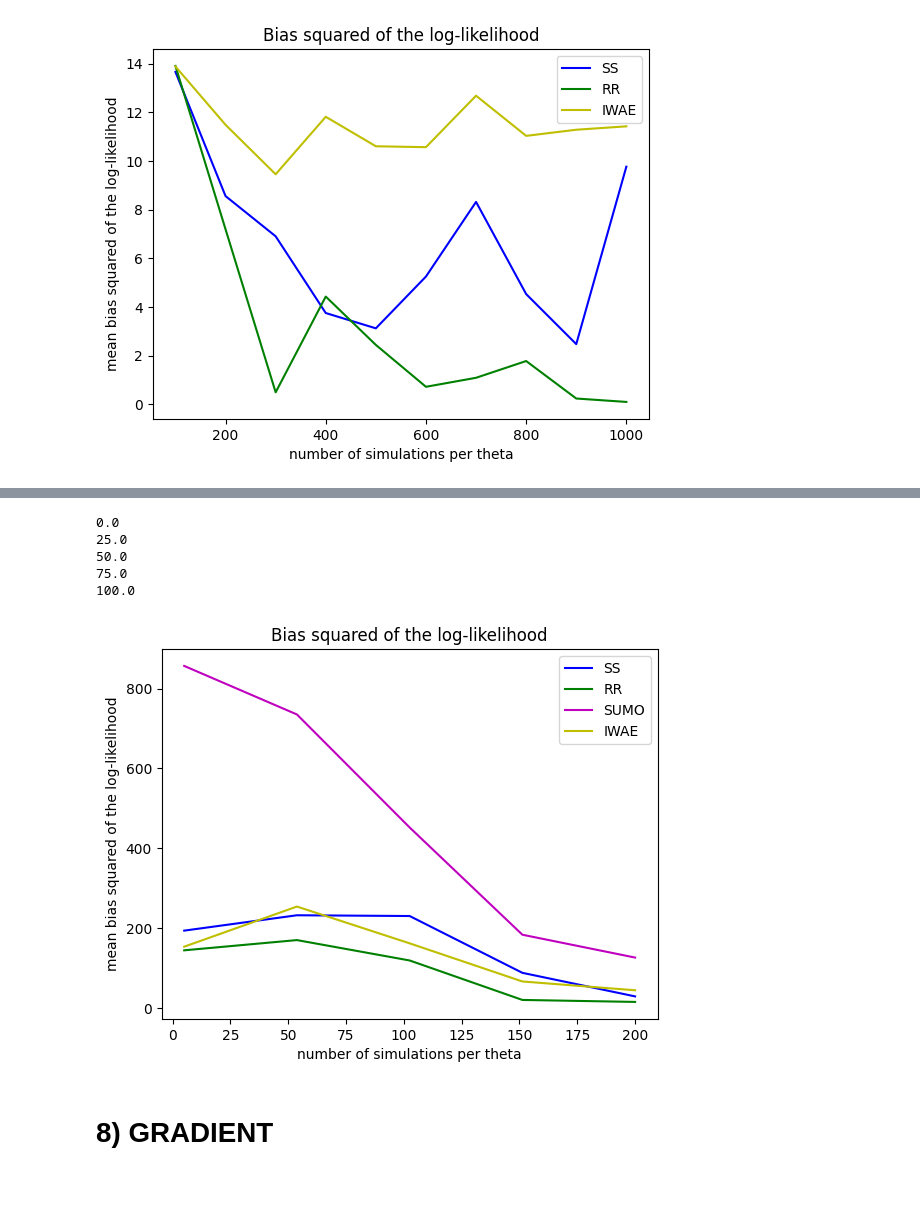
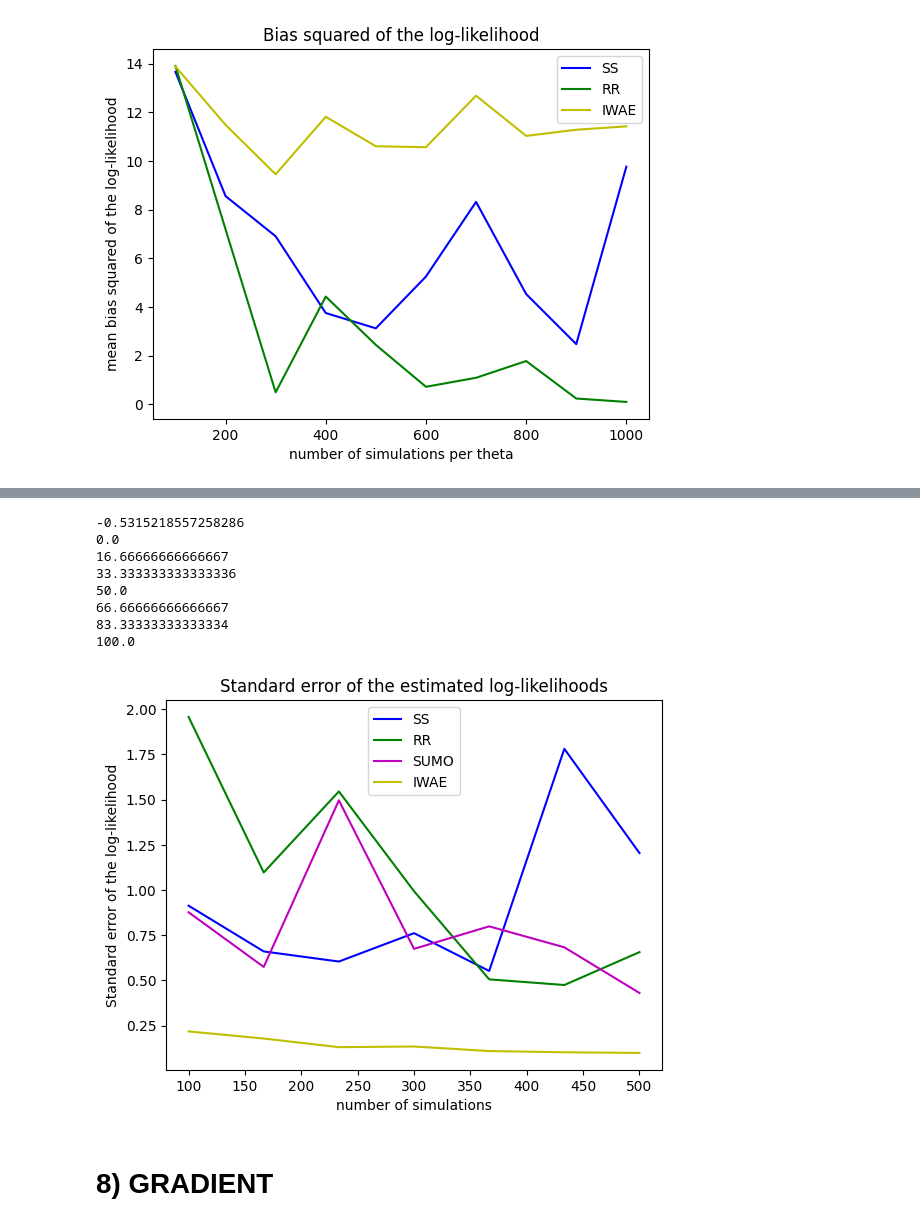
Before and after one commit to JulienPeignon/Monte_Carlo_Simulations, a Jupyter notebook: unbiased_gradient.ipynb, the cells around one changed output, grey strips where cells are left out. Saved outputs shown, nothing was run; the diff lists cells and outputs as text; code cells hidden in the pictures; blank space fills up the shorter version.

```diff
--- a/unbiased_gradient.ipynb
+++ b/unbiased_gradient.ipynb
@@ -780,3 +595,0 @@ full_bias(2,10,500,15)
-# %%
-for i in range(30):
-  full_bias(3,10,500,7)
@@ -839,3 +595,0 @@ for i in range(30):
-# %%
-for i in range(30):
-  full_bias(3,10,500,10)
@@ -954,9 +611,0 @@ def plot_bias(K0, start,end,number):
-# %%
-plot_bias(4,5,200,5)
-# %% [output]
-0.0
-25.0
-50.0
-75.0
-100.0
-[figure, removed]
@@ -963,2 +669,36 @@ plot_bias(4,5,200,5)
+# %%
+def full_var_2(K0,start,end,number):
+  theta_true = np.random.normal(0,1)
+  x = np.random.multivariate_normal(np.zeros(20)+theta_true, 2*np.identity(20))
+  print(theta_true)
+  liste = np.linspace(start,end,number)
+  var_ss,var_rr,var_sumo,var_iwae = [],[],[],[]
+  for n in liste:
+    print((n-start)*100/(end-start))
+    var_ss.append(estimator_var('SS', K0, int(n), x, np.zeros(20)+theta_true, np.identity(20), np.identity(20),  np.zeros(20), 0.6))
+    var_rr.append(estimator_var('RR', K0, int(n), x, np.zeros(20)+theta_true, np.identity(20), np.identity(20),  np.zeros(20), 0.6))
+    var_sumo.append(estimator_var('SUMO', K0, int(n), x, np.zeros(20)+theta_true, np.identity(20), np.identity(20),  np.zeros(20), 0.6))
+    var_iwae.append(estimator_var('IWAE', K0, int(n), x, np.zeros(20)+theta_true, np.identity(20), np.identity(20),  np.zeros(20), 0.6))
+  plt.plot(liste,var_ss, label = 'SS', c = 'blue')
+  plt.plot(liste,var_rr, label = 'RR', c = 'green')
+  plt.plot(liste,var_sumo, label = 'SUMO', c = 'm')
+  plt.plot(liste,var_iwae, label = 'IWAE', c = 'y')
+  plt.title('Standard errors of the estimated log-likelihoods')
+  plt.xlabel('number of simulations')
+  plt.ylabel('Standard errors of the log-likelihood')
+  plt.legend()
+  plt.show()
+# %%
+full_var_2(3,100,500,7)
+# %% [output]
+-0.5315218557258286
+0.0
+16.66666666666667
+33.333333333333336
+50.0
+66.66666666666667
+83.33333333333334
+100.0
+[figure, added]
 # %% [markdown]
 # **8) GRADIENT**
```
Also changed, not shown: parts of 50 cells of this notebook.
